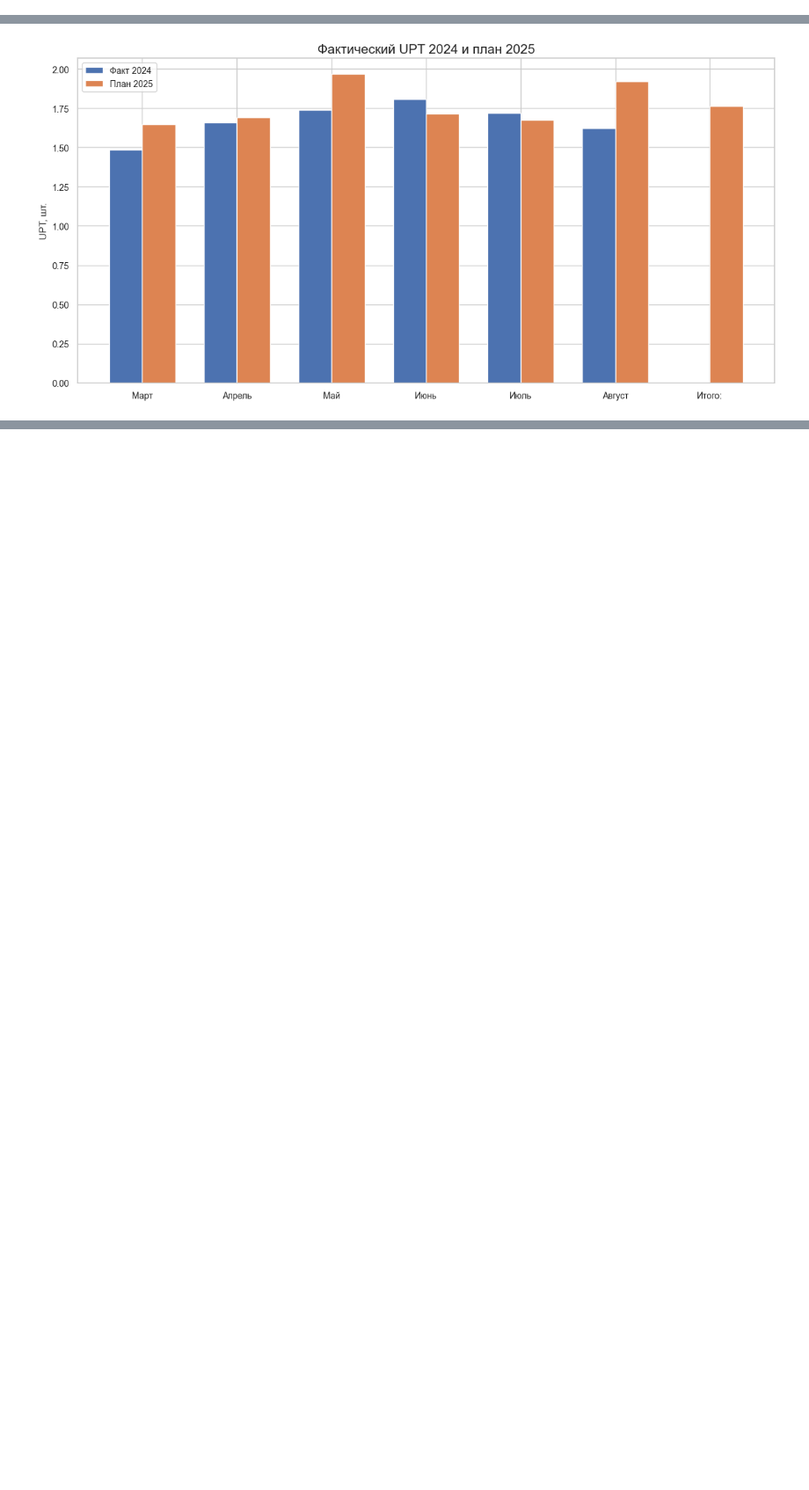
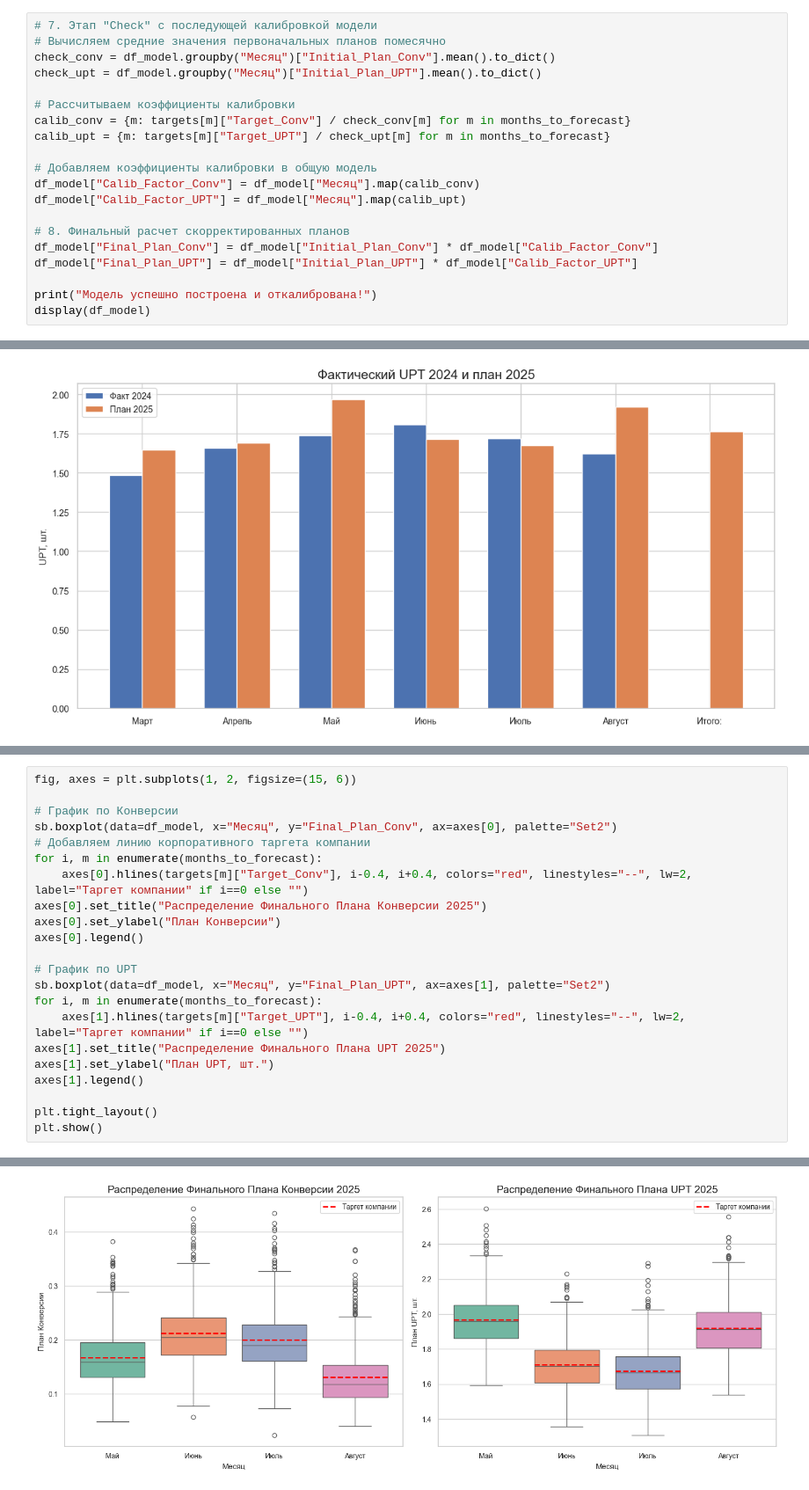
Before and after one commit to f55desu/zolla-test-case, a Jupyter notebook: Analysis.ipynb, the cells around one changed output, grey strips where cells are left out. Shown at 88% size. Cells and saved outputs as stored; diff of their text form; blank space fills up the shorter version.

Commit message:
Python model finalyzed. Model plots added. Final conclusions on project. Readme added.

```diff
--- a/Analysis.ipynb
+++ b/Analysis.ipynb
@@ -769,0 +845,20 @@ Name: 1759, dtype: object
+# %%
+# 7. Этап "Check" с последующей калибровкой модели
+# Вычисляем средние значения первоначальных планов помесячно
+check_conv = df_model.groupby("Месяц")["Initial_Plan_Conv"].mean().to_dict()
+check_upt = df_model.groupby("Месяц")["Initial_Plan_UPT"].mean().to_dict()
+
+# Рассчитываем коэффициенты калибровки
+calib_conv = {m: targets[m]["Target_Conv"] / check_conv[m] for m in months_to_forecast}
+calib_upt = {m: targets[m]["Target_UPT"] / check_upt[m] for m in months_to_forecast}
+
+# Добавляем коэффициенты калибровки в общую модель
+df_model["Calib_Factor_Conv"] = df_model["Месяц"].map(calib_conv)
+df_model["Calib_Factor_UPT"] = df_model["Месяц"].map(calib_upt)
+
+# 8. Финальный расчет скорректированных планов
+df_model["Final_Plan_Conv"] = df_model["Initial_Plan_Conv"] * df_model["Calib_Factor_Conv"]
+df_model["Final_Plan_UPT"] = df_model["Initial_Plan_UPT"] * df_model["Calib_Factor_UPT"]
+
+print("Модель успешно построена и откалибрована!")
+display(df_model)
@@ -1134,0 +1248,23 @@ plt.show()
+# %%
+fig, axes = plt.subplots(1, 2, figsize=(15, 6))
+
+# График по Конверсии
+sb.boxplot(data=df_model, x="Месяц", y="Final_Plan_Conv", ax=axes[0], palette="Set2")
+# Добавляем линию корпоративного таргета компании
+for i, m in enumerate(months_to_forecast):
+    axes[0].hlines(targets[m]["Target_Conv"], i-0.4, i+0.4, colors="red", linestyles="--", lw=2, label="Таргет компании" if i==0 else "")
+axes[0].set_title("Распределение Финального Плана Конверсии 2025")
+axes[0].set_ylabel("План Конверсии")
+axes[0].legend()
+
+# График по UPT
+sb.boxplot(data=df_model, x="Месяц", y="Final_Plan_UPT", ax=axes[1], palette="Set2")
+for i, m in enumerate(months_to_forecast):
+    axes[1].hlines(targets[m]["Target_UPT"], i-0.4, i+0.4, colors="red", linestyles="--", lw=2, label="Таргет компании" if i==0 else "")
+axes[1].set_title("Распределение Финального Плана UPT 2025")
+axes[1].set_ylabel("План UPT, шт.")
+axes[1].legend()
+
+plt.tight_layout()
+plt.show()
+# %% [output]
@@ -1134,0 +1278 @@ plt.show()
+[figure, added]
```
Also changed, not shown: parts of 19 cells of this notebook, 3 other files.
